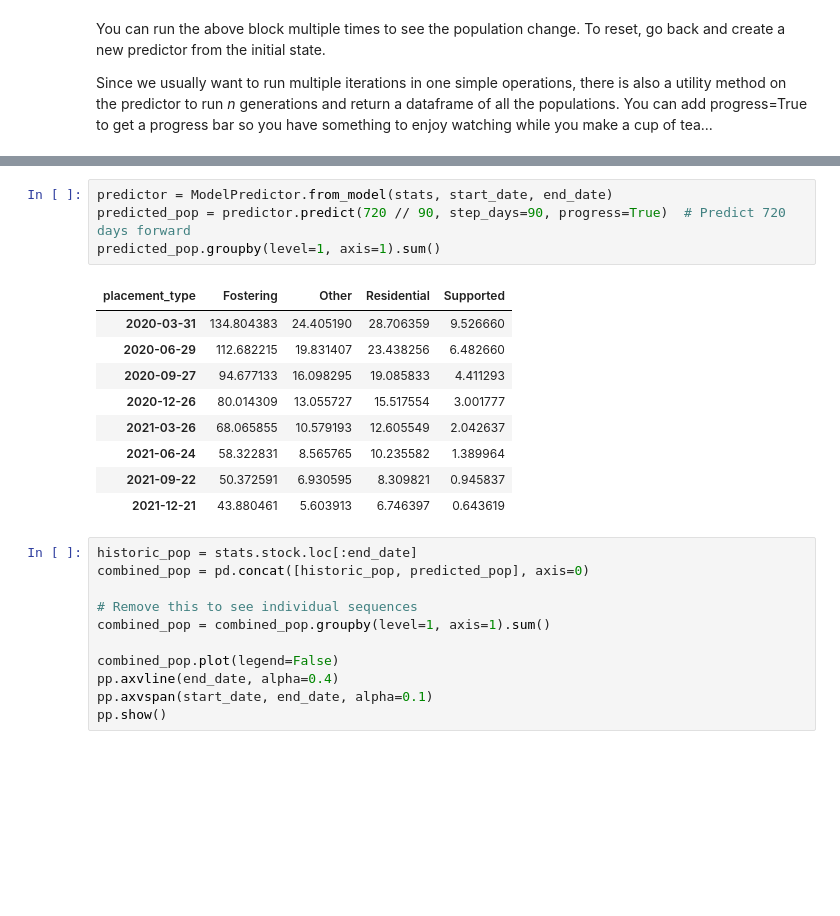
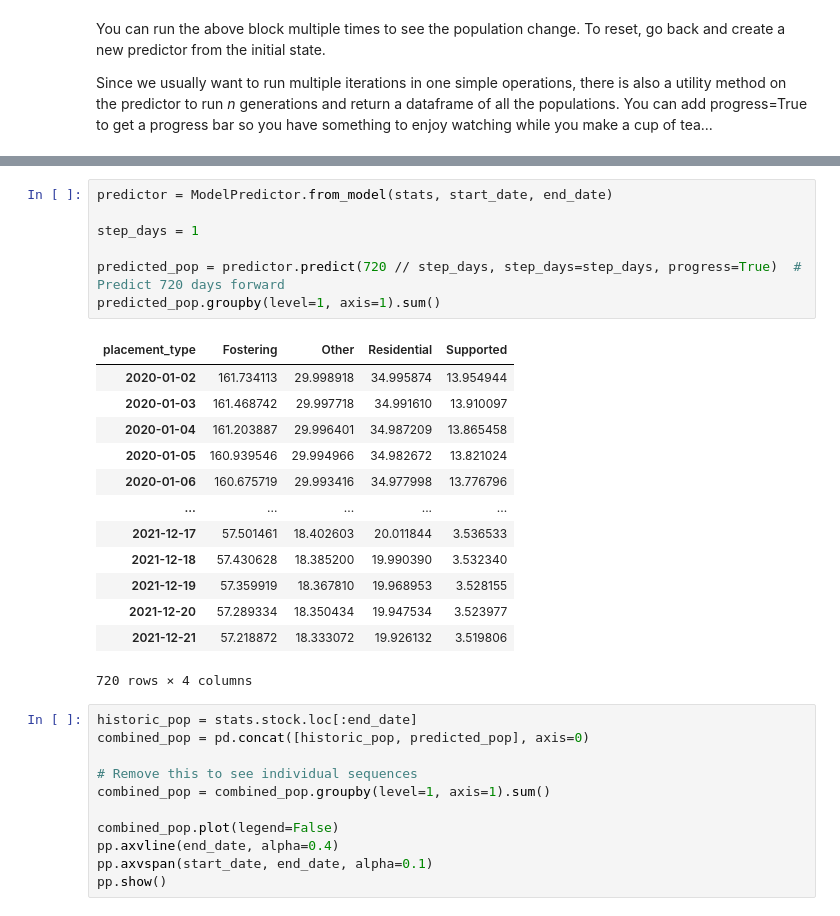
Before and after one commit to data-to-insight/cs-demand-model, a Jupyter notebook: docs/predict.ipynb, the cells around one changed output, grey strips where cells are left out. Drawn from its saved outputs; the diff is of its cells as text; blank space fills up the shorter version.

Commit message:
Change the predictor to make adjustments possible

```diff
--- a/docs/predict.ipynb
+++ b/docs/predict.ipynb
@@ -138,17 +138,24 @@ pp.show()
 # %%
 predictor = ModelPredictor.from_model(stats, start_date, end_date)
-predicted_pop = predictor.predict(720 // 90, step_days=90, progress=True)  # Predict 720 days forward
+
+step_days = 1
+
+predicted_pop = predictor.predict(720 // step_days, step_days=step_days, progress=True)  # Predict 720 days forward
 predicted_pop.groupby(level=1, axis=1).sum()
 # %% [output]
 | placement_type | Fostering | Other | Residential | Supported |
-| 2020-03-31 | 134.804383 | 24.405190 | 28.706359 | 9.526660 |
-| 2020-06-29 | 112.682215 | 19.831407 | 23.438256 | 6.482660 |
-| 2020-09-27 | 94.677133 | 16.098295 | 19.085833 | 4.411293 |
-| 2020-12-26 | 80.014309 | 13.055727 | 15.517554 | 3.001777 |
-| 2021-03-26 | 68.065855 | 10.579193 | 12.605549 | 2.042637 |
-| 2021-06-24 | 58.322831 | 8.565765 | 10.235582 | 1.389964 |
-| 2021-09-22 | 50.372591 | 6.930595 | 8.309821 | 0.945837 |
-| 2021-12-21 | 43.880461 | 5.603913 | 6.746397 | 0.643619 |
+| 2020-01-02 | 161.734113 | 29.998918 | 34.995874 | 13.954944 |
+| 2020-01-03 | 161.468742 | 29.997718 | 34.991610 | 13.910097 |
+| 2020-01-04 | 161.203887 | 29.996401 | 34.987209 | 13.865458 |
+| 2020-01-05 | 160.939546 | 29.994966 | 34.982672 | 13.821024 |
+| 2020-01-06 | 160.675719 | 29.993416 | 34.977998 | 13.776796 |
+| ... | ... | ... | ... | ... |
+| 2021-12-17 | 57.501461 | 18.402603 | 20.011844 | 3.536533 |
+| 2021-12-18 | 57.430628 | 18.385200 | 19.990390 | 3.532340 |
+| 2021-12-19 | 57.359919 | 18.367810 | 19.968953 | 3.528155 |
+| 2021-12-20 | 57.289334 | 18.350434 | 19.947534 | 3.523977 |
+| 2021-12-21 | 57.218872 | 18.333072 | 19.926132 | 3.519806 |
+720 rows × 4 columns
 # %%
 historic_pop = stats.stock.loc[:end_date]
 combined_pop = pd.concat([historic_pop, predicted_pop], axis=0)
```
Also changed, not shown: parts of 3 cells of this notebook, 3 other files.
